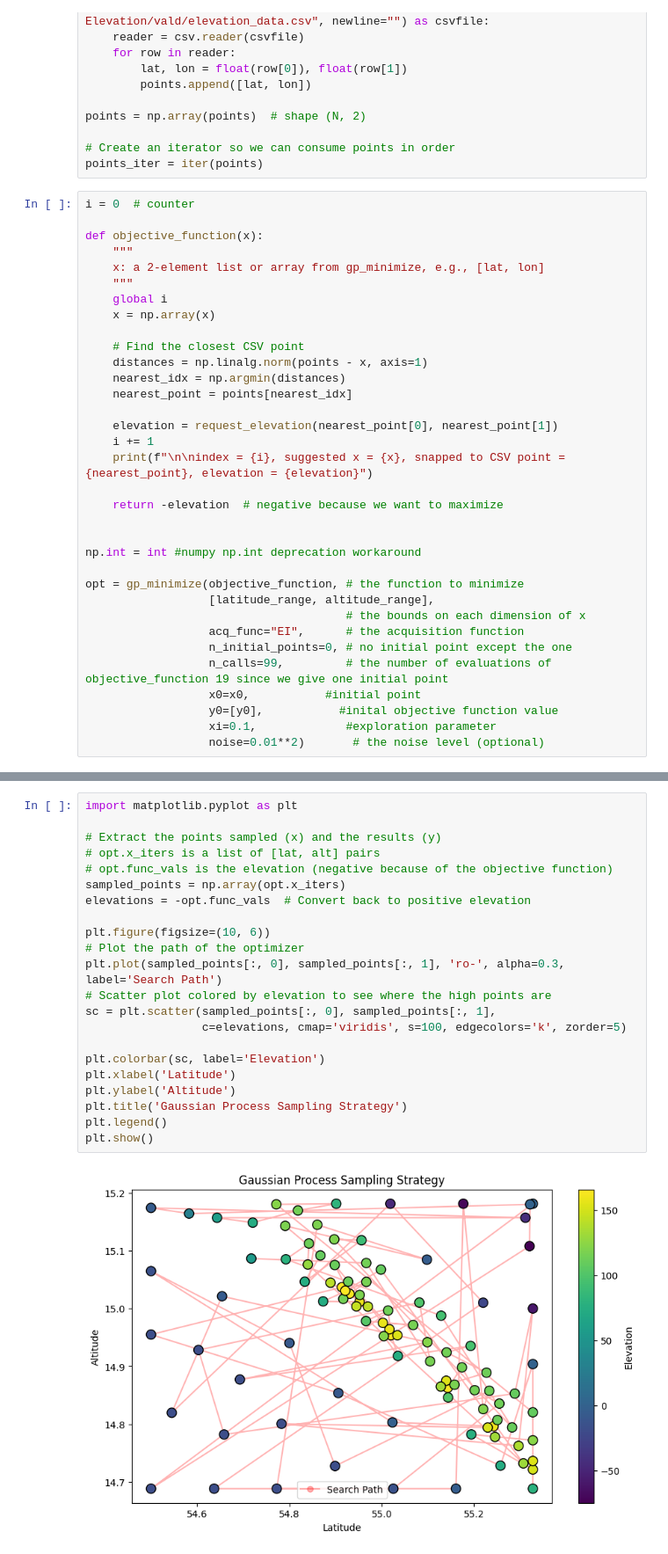
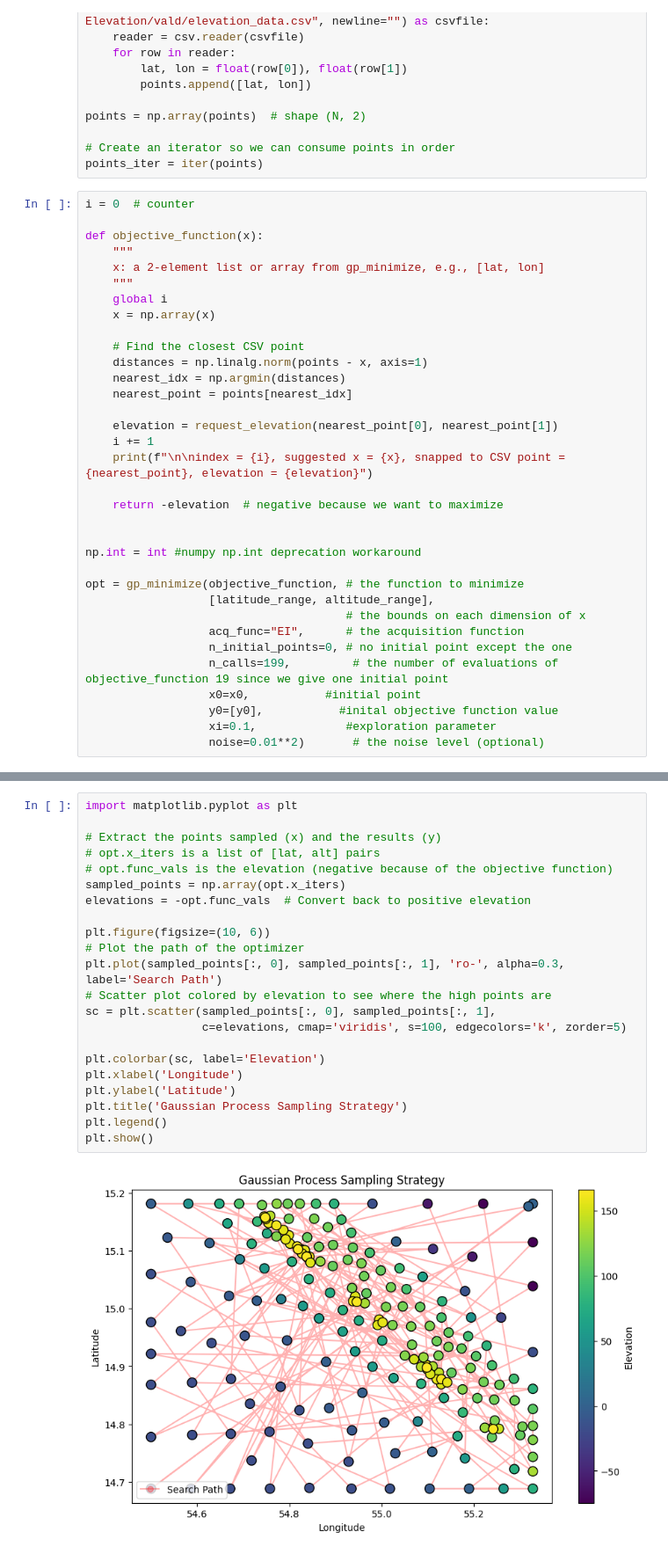
Before and after one commit to KeremOzemre/Active-Machine-Learning-Elevation, a Jupyter notebook: src/bayesian_optimization.ipynb, the cells around one changed output, grey strips where cells are left out. Shown at 88% size. Drawn from its saved outputs; the diff is of its cells as text.

Commit message:
graphs

```diff
--- a/src/bayesian_optimization.ipynb
+++ b/src/bayesian_optimization.ipynb
@@ -72,7 +74,7 @@ opt = gp_minimize(objective_function, # the function to minimize
                                       # the bounds on each dimension of x
                   acq_func="EI",      # the acquisition function
                   n_initial_points=0, # no initial point except the one
-                  n_calls=99,         # the number of evaluations of objective_function 19 since we give one initial point
+                  n_calls=199,         # the number of evaluations of objective_function 19 since we give one initial point
                   x0=x0,           #initial point
                   y0=[y0],           #inital objective function value
                   xi=0.1,             #exploration parameter
@@ -185,24 +188,24 @@ plt.show()
 # %%
 import matplotlib.pyplot as plt
 
 # Extract the points sampled (x) and the results (y)
 # opt.x_iters is a list of [lat, alt] pairs
 # opt.func_vals is the elevation (negative because of the objective function)
 sampled_points = np.array(opt.x_iters)
 elevations = -opt.func_vals  # Convert back to positive elevation
 
 plt.figure(figsize=(10, 6))
 # Plot the path of the optimizer
 plt.plot(sampled_points[:, 0], sampled_points[:, 1], 'ro-', alpha=0.3, label='Search Path')
 # Scatter plot colored by elevation to see where the high points are
 sc = plt.scatter(sampled_points[:, 0], sampled_points[:, 1],
                  c=elevations, cmap='viridis', s=100, edgecolors='k', zorder=5)
 
 plt.colorbar(sc, label='Elevation')
-plt.xlabel('Latitude')
-plt.ylabel('Altitude')
+plt.xlabel('Longitude')
+plt.ylabel('Latitude')
 plt.title('Gaussian Process Sampling Strategy')
 plt.legend()
 plt.show()
 # %% [output]
-[figure, old version]
+[figure, new version]
```
Also changed, not shown: parts of 12 cells of this notebook.
